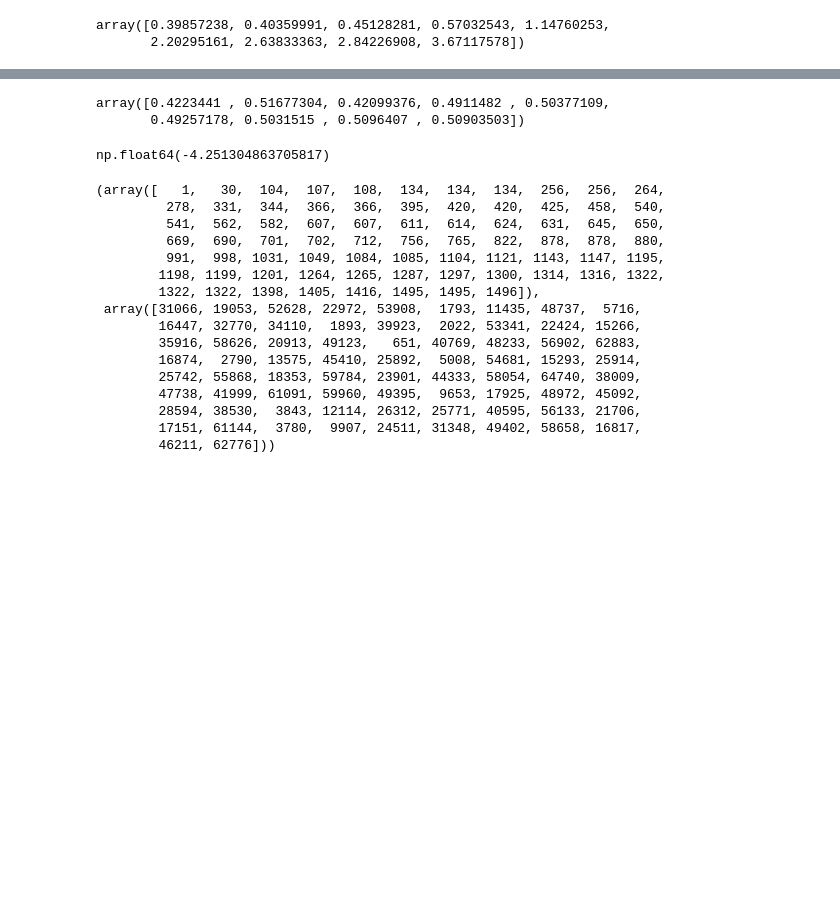
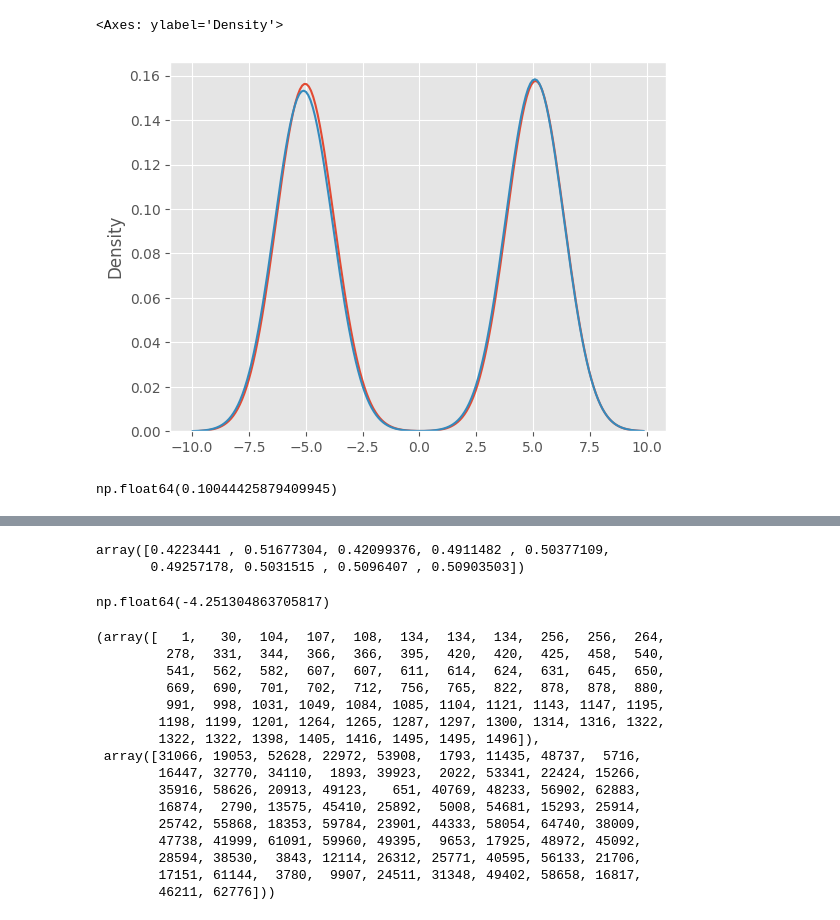
Before and after one commit to abjohnson117/TransportVsMcmcExperiments, a Jupyter notebook: banana/budget_test.ipynb, the cells around one changed output, grey strips where cells are left out. Cells and saved outputs as stored; diff of their text form; code cells hidden in the pictures; blank space fills up the shorter version.

Commit message:
Adding new convergence and budget results

```diff
--- a/banana/budget_test.ipynb
+++ b/banana/budget_test.ipynb
@@ -6,5 +7,17 @@ import os
 
 plt.style.use("ggplot")
+# %%
+nn_samples = (np.load(f"nn_results/ode_{1}/nn_samps.npy").T)[:, 1::2]
+rej_samples = np.load(f"rej_results/_{1}/rej_samps.npy")
+kdeplot(nn_samples[:, 3])
+kdeplot(rej_samples[3, :])
+# %% [output]
+<Axes: ylabel='Density'>
+[figure, added]
+# %%
+wd(nn_samples[:, 3], rej_samples[3, :])
+# %% [output]
+np.float64(0.10044425879409945)
 # %%
 budget = 4 ** 8
 conditioning_list = [4 ** i for i in range(9)]
@@ -37,11 +50,6 @@ for i in range(1,11):
     wds_ker_std[i-1, :] = wd_ker_std
     wds_sde_std[i-1, :] = wd_sde_std
     wds_mcmc_std[i-1, :] = wd_mcmc_std
-# %%
-np.mean(wds_mcmc, axis=0)
-# %% [output]
-array([0.39857238, 0.40359991, 0.45128281, 0.57032543, 1.14760253,
-       2.20295161, 2.63833363, 2.84226908, 3.67117578])
 # %%
 wd_means = np.mean(wds_nn, axis=0)
 wd_stds = np.mean(wds_nn_std, axis=0)
```
Also changed, not shown: parts of 5 cells of this notebook, 18 other files.
